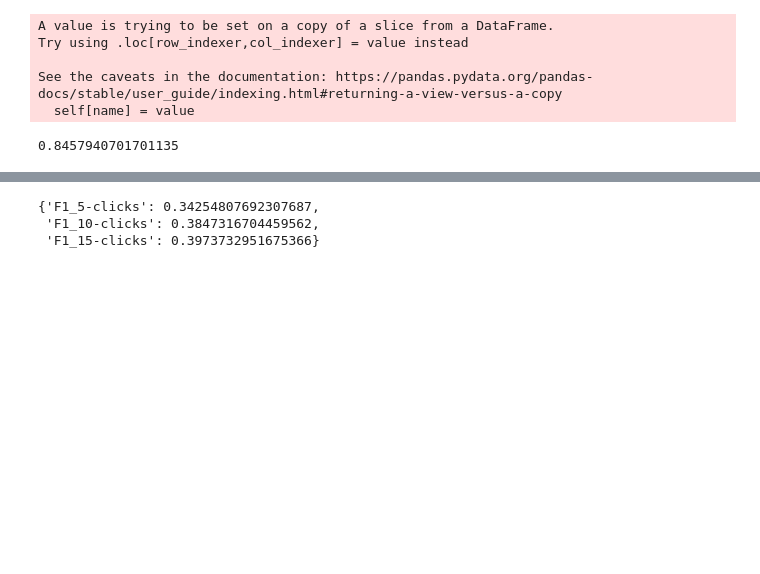
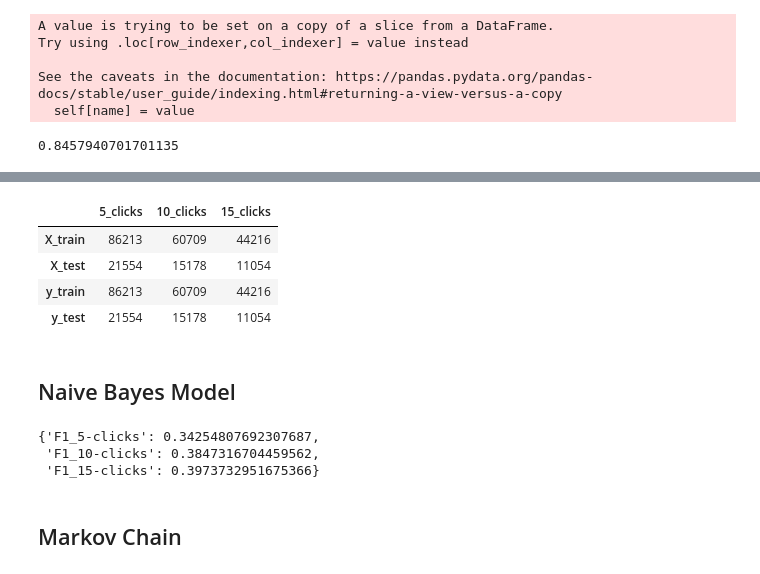
Before and after one commit to modiem/ACD-group, a Jupyter notebook: Early-prediction.ipynb, the cells around one changed output, grey strips where cells are left out. Saved outputs shown, nothing was run; the diff lists cells and outputs as text; code cells hidden in the pictures; blank space fills up the shorter version.

```diff
--- a/Early-prediction.ipynb
+++ b/Early-prediction.ipynb
@@ -237,6 +244,17 @@ for i in [5, 10, 15]:
     data[f"{i}_clicks"]["X_test"] = X_test.to_numpy()
     data[f"{i}_clicks"]["y_train"] = y_train.to_numpy()
     data[f"{i}_clicks"]["y_test"] = y_test.to_numpy()
+# %%
+data_size = pd.DataFrame(data).applymap(len)
+data_size
+# %% [output]
+|  | 5_clicks | 10_clicks | 15_clicks |
+| X_train | 86213 | 60709 | 44216 |
+| X_test | 21554 | 15178 | 11054 |
+| y_train | 86213 | 60709 | 44216 |
+| y_test | 21554 | 15178 | 11054 |
+# %% [markdown]
+## Naive Bayes Model
 # %%
 import numpy as np
 
@@ -305,3 +323,5 @@ score
 {'F1_5-clicks': 0.34254807692307687,
  'F1_10-clicks': 0.3847316704459562,
  'F1_15-clicks': 0.3973732951675366}
+# %% [markdown]
+## Markov Chain
```
Also changed, not shown: parts of 19 cells of this notebook.
